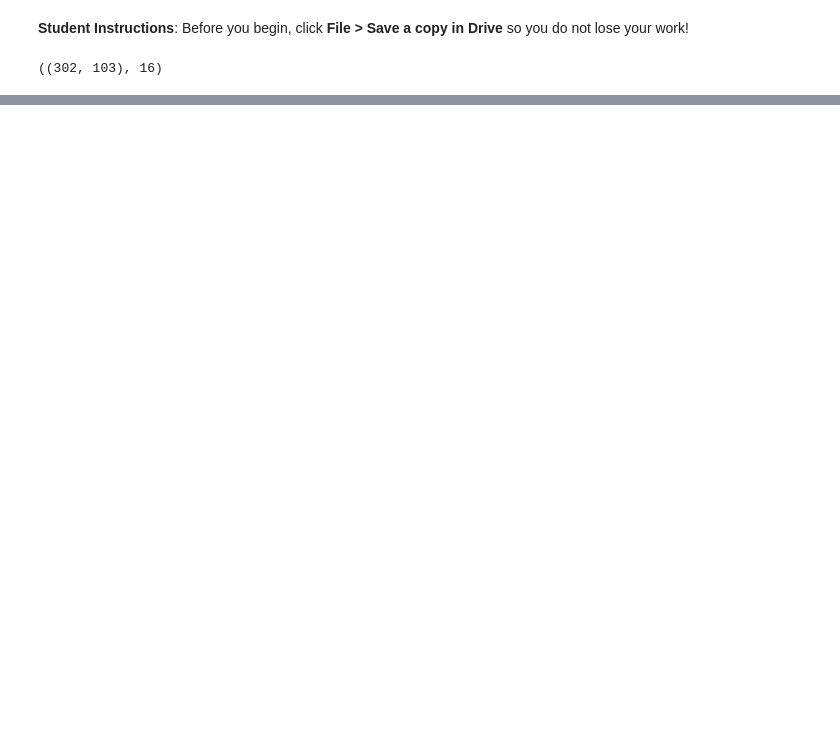
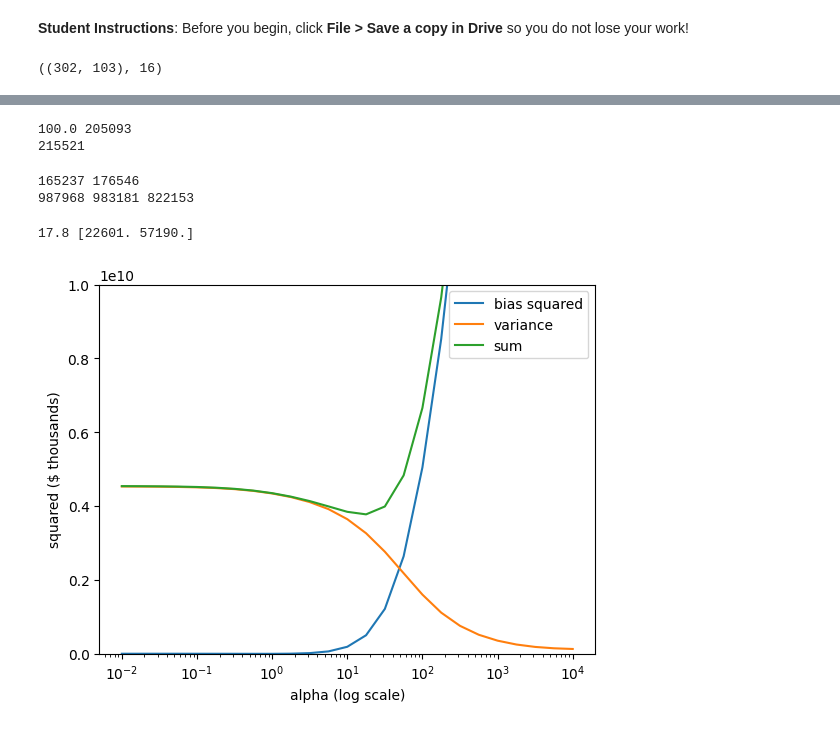
Before and after one commit to ryanaxiom/Applied-ML, a Jupyter notebook: code/Day15_Carnegie.ipynb, the cells around one changed output, grey strips where cells are left out. Drawn from its saved outputs; the diff is of its cells as text; code cells hidden in the pictures; blank space fills up the shorter version.

```diff
--- a/code/Day15_Carnegie.ipynb
+++ b/code/Day15_Carnegie.ipynb
@@ -28,0 +104,59 @@ d.shape, len(cands)
+# %%
+from sklearn.model_selection import cross_val_score, GridSearchCV
+pipe = make_pipeline(StandardScaler(), Ridge())
+grid = {"ridge__alpha": np.logspace(-2, 4, 25)}
+search = GridSearchCV(pipe, grid, cv=kf,
+                      scoring="neg_mean_squared_error")
+search.fit(d[cands], y)
+print(search.best_params_["ridge__alpha"],
+      round(np.sqrt(-search.best_score_)))
+honest = cross_val_score(search, d[cands], y, cv=kf,
+                         scoring="neg_mean_squared_error")
+print(round(np.sqrt(-honest.mean())))
+# %% [output]
+100.0 205093
+215521
+# %%
+ols = LinearRegression()
+ols.fit(d[cands], y)
+best = make_pipeline(StandardScaler(), Ridge(alpha=100))
+best.fit(d[cands], y)
+print(round(rmse(y, ols.predict(d[cands]))),
+      round(rmse(y, best.predict(d[cands]))))
+mit = d[d["name"] == "Massachusetts Institute of Technology"]
+actual = int(mit["research"].iloc[0])
+print(actual, round(ols.predict(mit[cands])[0]),
+      round(best.predict(mit[cands])[0]))
+# %% [output]
+165237 176546
+987968 983181 822153
+# %%
+pile = ["fallenr20", "totdeg", "facnum", "stem_rsd", "med_yn"]
+truth = LinearRegression()
+truth.fit(d[pile], y)
+f = truth.predict(d[pile])                # the truth, known
+rng = np.random.default_rng(309)
+preds = np.zeros((len(alphas), 200, len(f)))
+for w in range(200):                      # 200 worlds
+    y_w = f + (y - f) * rng.choice([-1, 1], len(f))  # +/- the miss
+    for j, a in enumerate(alphas):
+        m = make_pipeline(StandardScaler(), Ridge(alpha=a))
+        m.fit(d[cands], y_w)
+        preds[j, w] = m.predict(d[cands])
+bias2 = ((preds.mean(axis=1) - f)**2).mean(axis=1)
+var = preds.var(axis=1).mean(axis=1)
+j = int(np.argmin(bias2 + var))
+print(alphas[j].round(1), np.sqrt([bias2[j], var[j]]).round())
+# %% [output]
+17.8 [22601. 57190.]
+# %%
+plt.semilogx(alphas, bias2, label="bias squared")
+plt.semilogx(alphas, var, label="variance")
+plt.semilogx(alphas, bias2 + var, label="sum")
+plt.ylim(0, 1e10)
+plt.legend()
+plt.xlabel("alpha (log scale)")
+plt.ylabel("squared ($ thousands)")
+plt.show()
+# %% [output]
+[figure, added]
```
Also changed, not shown: parts of 6 cells of this notebook.
